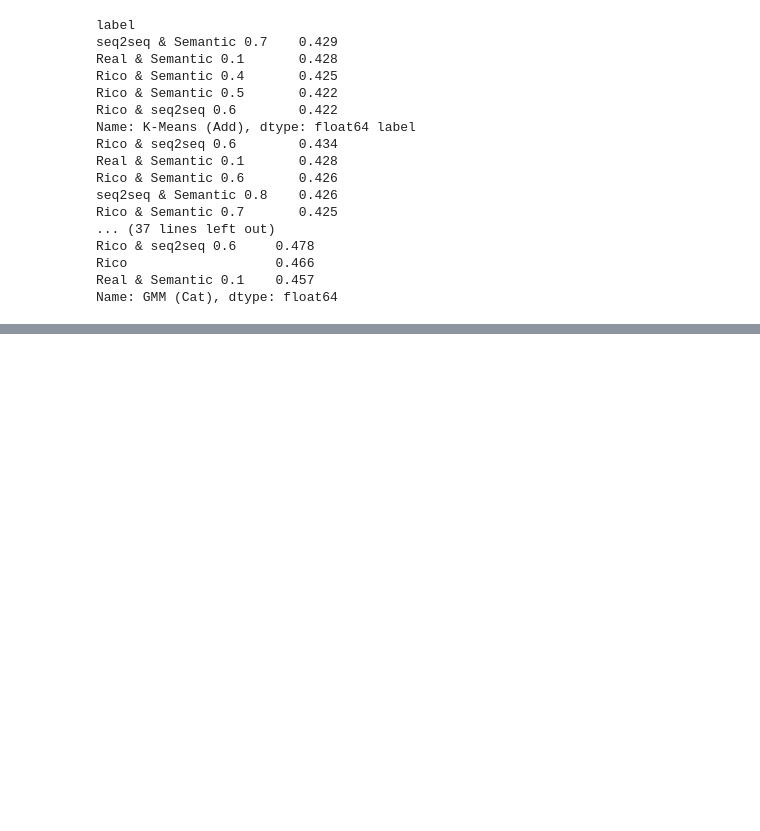
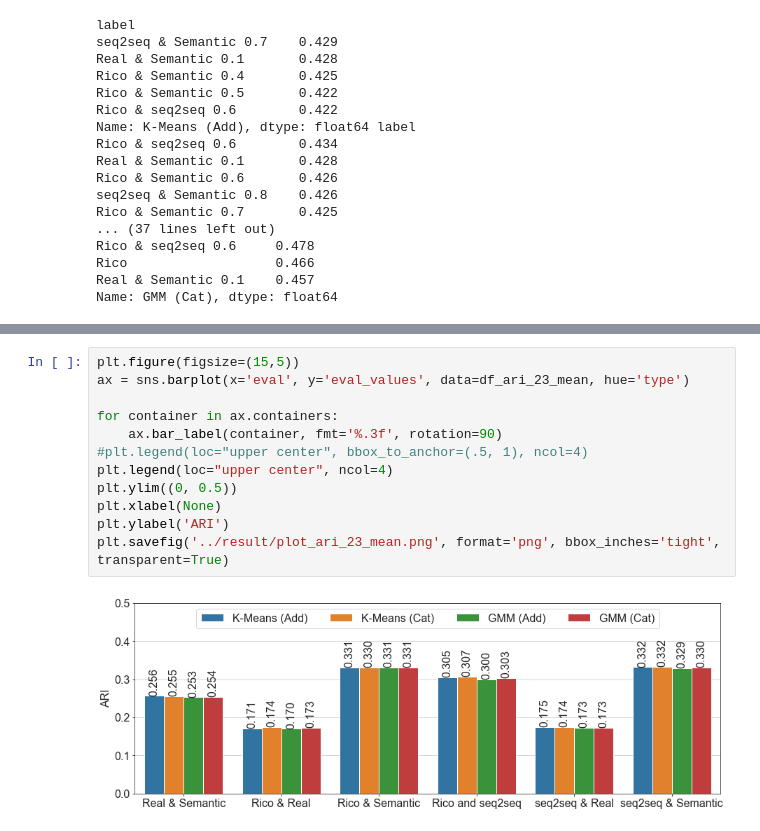
Before and after one commit to hopemini/data_processing, a Jupyter notebook: 2_stage_eval/eval_plot.ipynb, the cells around one changed output, grey strips where cells are left out. Saved outputs shown, nothing was run; the diff lists cells and outputs as text; blank space fills up the shorter version.

Commit message:
Add plot_mean for ari, nmi, and purity

```diff
--- a/2_stage_eval/eval_plot.ipynb
+++ b/2_stage_eval/eval_plot.ipynb
@@ -947,0 +977,14 @@ sns.barplot(data=df_ari_mean)
+# %%
+plt.figure(figsize=(15,5))
+ax = sns.barplot(x='eval', y='eval_values', data=df_ari_23_mean, hue='type')
+
+for container in ax.containers:
+    ax.bar_label(container, fmt='%.3f', rotation=90)
+#plt.legend(loc="upper center", bbox_to_anchor=(.5, 1), ncol=4)
+plt.legend(loc="upper center", ncol=4)
+plt.ylim((0, 0.5))
+plt.xlabel(None)
+plt.ylabel('ARI')
+plt.savefig('../result/plot_ari_23_mean.png', format='png', bbox_inches='tight', transparent=True)
+# %% [output]
+[figure, added]
```
Also changed, not shown: parts of 7 cells of this notebook, 6 other files.
